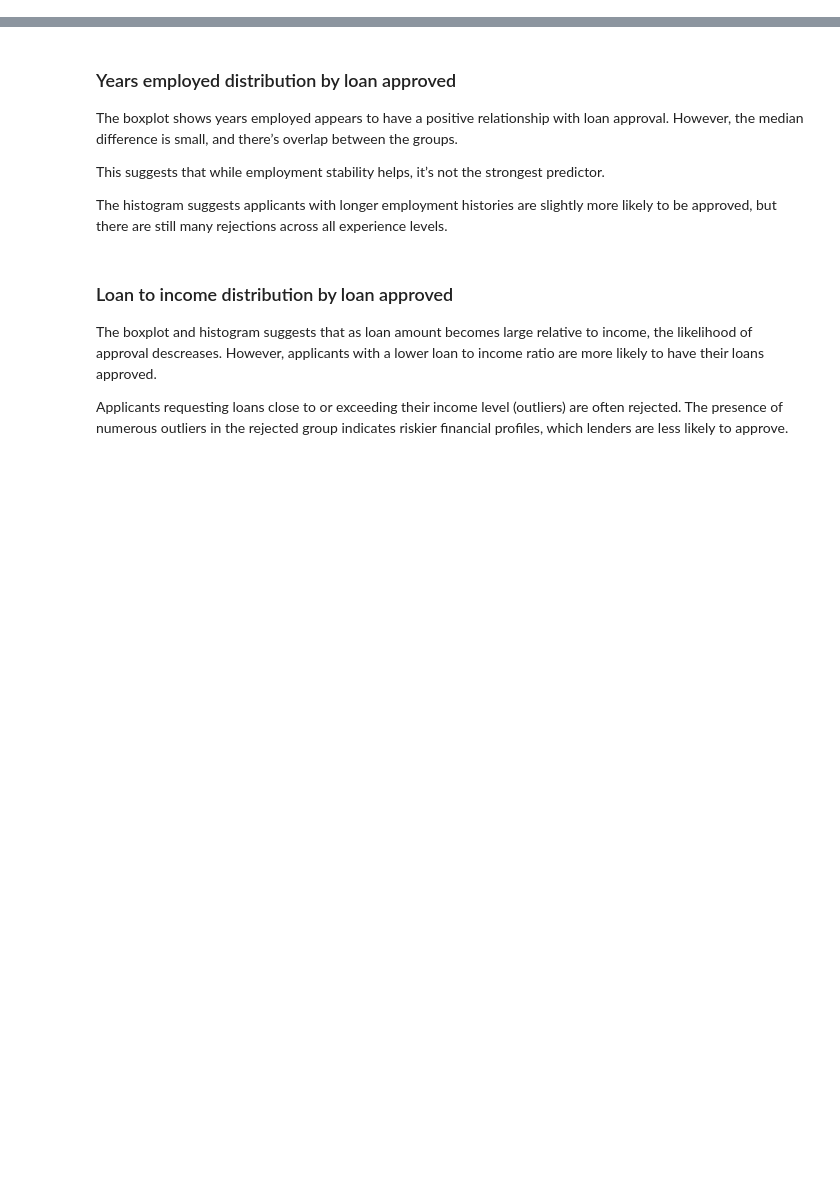
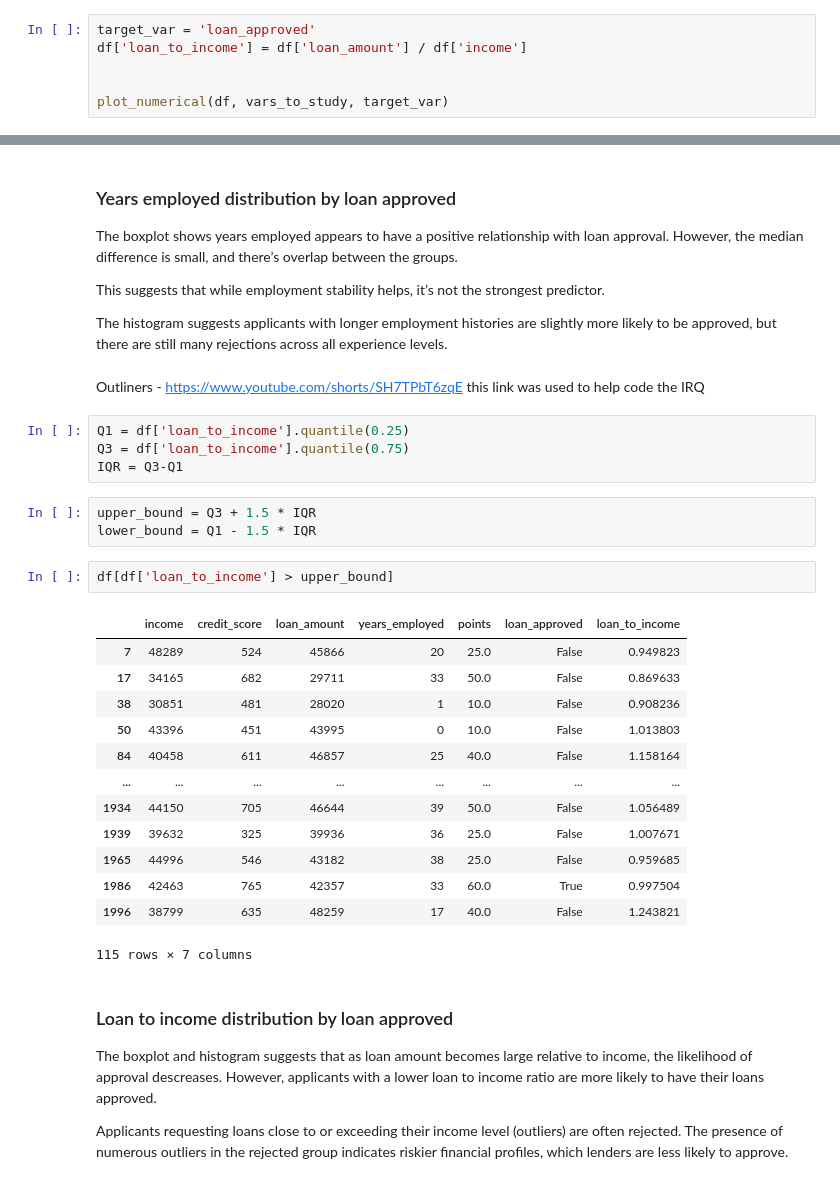
Before and after one commit to DavidRC-Projects/Approval_Predict, a Jupyter notebook: jupyter_notebooks/02 - DataVisualization.ipynb, the cells around one changed output, grey strips where cells are left out. Drawn from its saved outputs; the diff is of its cells as text; blank space fills up the shorter version.

```diff
--- a/jupyter_notebooks/02 - DataVisualization.ipynb
+++ b/jupyter_notebooks/02 - DataVisualization.ipynb
@@ -255,0 +232,6 @@ Passing `palette` without assigning `hue` is deprecated and will be removed in v
+# %%
+target_var = 'loan_approved'
+df['loan_to_income'] = df['loan_amount'] / df['income']
+
+
+plot_numerical(df, vars_to_study, target_var)
@@ -295,6 +284,31 @@ The boxplot shows years employed appears to have a positive relationship with lo
 This suggests that while employment stability helps, it’s not the strongest predictor.
 
 The histogram suggests applicants with longer employment histories are slightly more likely to be approved, but there are still many rejections across all experience levels.
+# %% [markdown]
+Outliners - https://www.youtube.com/shorts/SH7TPbT6zqE this link was used to help code the IRQ
+# %%
+Q1 = df['loan_to_income'].quantile(0.25)
+Q3 = df['loan_to_income'].quantile(0.75)
+IQR = Q3-Q1
+# %%
+upper_bound = Q3 + 1.5 * IQR
+lower_bound = Q1 - 1.5 * IQR
+# %%
+df[df['loan_to_income'] > upper_bound]
+# %% [output]
+|  | income | credit_score | loan_amount | years_employed | points | loan_approved | loan_to_income |
+| 7 | 48289 | 524 | 45866 | 20 | 25.0 | False | 0.949823 |
+| 17 | 34165 | 682 | 29711 | 33 | 50.0 | False | 0.869633 |
+| 38 | 30851 | 481 | 28020 | 1 | 10.0 | False | 0.908236 |
+| 50 | 43396 | 451 | 43995 | 0 | 10.0 | False | 1.013803 |
+| 84 | 40458 | 611 | 46857 | 25 | 40.0 | False | 1.158164 |
+| ... | ... | ... | ... | ... | ... | ... | ... |
+| 1934 | 44150 | 705 | 46644 | 39 | 50.0 | False | 1.056489 |
+| 1939 | 39632 | 325 | 39936 | 36 | 25.0 | False | 1.007671 |
+| 1965 | 44996 | 546 | 43182 | 38 | 25.0 | False | 0.959685 |
+| 1986 | 42463 | 765 | 42357 | 33 | 60.0 | True | 0.997504 |
+| 1996 | 38799 | 635 | 48259 | 17 | 40.0 | False | 1.243821 |
+115 rows × 7 columns
 # %% [markdown]
 ### Loan to income distribution by loan approved
 
```
Also changed, not shown: parts of 10 cells of this notebook, 1 other file.
